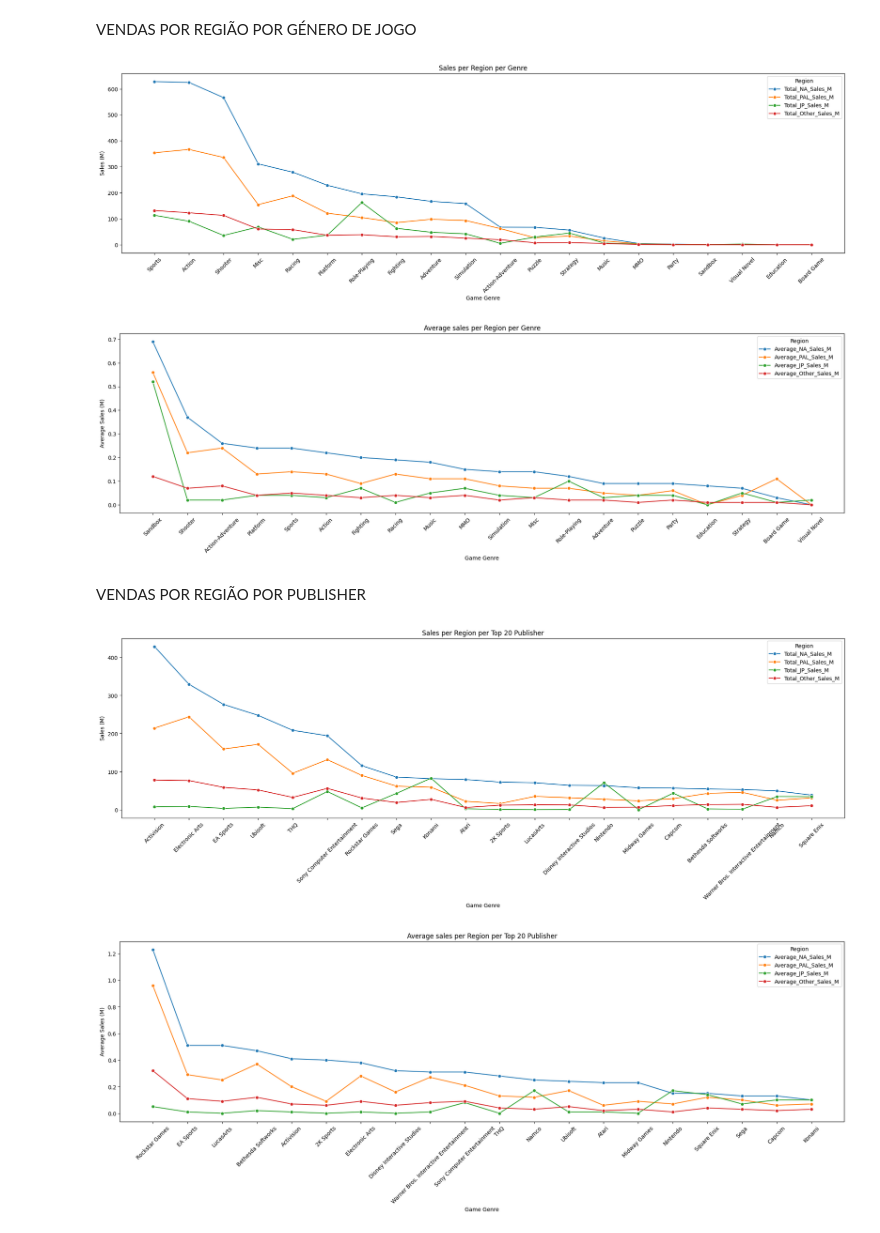
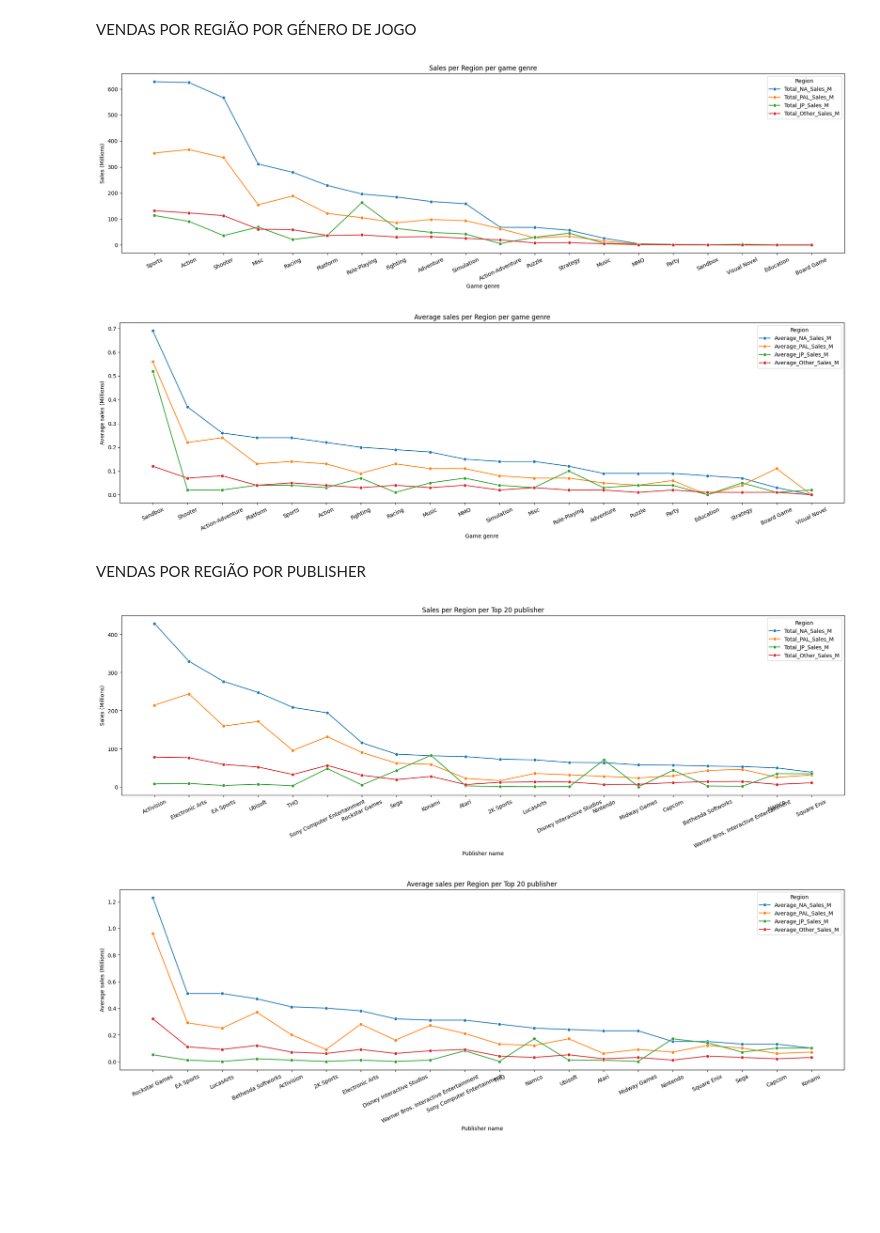
Before and after one commit to matheustristao/ppl_2425_group10, a Jupyter notebook: project_final.ipynb, the cells around one changed output. Saved outputs shown, nothing was run; the diff lists cells and outputs as text; code cells hidden in the pictures; blank space fills up the shorter version.

```diff
--- a/project_final.ipynb
+++ b/project_final.ipynb
@@ -193,14 +174,14 @@ def plot_trends(df, x_column, y_column, hue_column, title_name, xlabel_name, yla
     plt.title(title_name)
     plt.xlabel(xlabel_name)
     plt.ylabel(ylabel_name)
-    plt.xticks(rotation=45)
+    plt.xticks(rotation=25)
 
     # Condição se há legenda
     if show_legend and legend_name is not None:
         plt.legend(title=legend_name)
 
     # Grava com um nome e mostra
-    plt.savefig(image_name)
+    plt.savefig(image_name, bbox_inches='tight', dpi=300)
     plt.show()
 # %%
 # Função com a configuração para o plot de um gráfico de barras
@@ -362,32 +350,32 @@ VENDAS POR REGIÃO POR GÉNERO DE JOGO
 # %%
 # Vendas por região por género
 sum_NA_by_genre = sum_column_by_group(file, 'NA_Sales', 'Genre', sum_column_name='Total_NA_Sales_M')
 sum_PAL_by_genre = sum_column_by_group(file, 'PAL_Sales', 'Genre', sum_column_name='Total_PAL_Sales_M')
 sum_JP_by_genre = sum_column_by_group(file, 'JP_Sales', 'Genre', sum_column_name='Total_JP_Sales_M')
 sum_Other_by_genre = sum_column_by_group(file, 'Other_Sales', 'Genre', sum_column_name='Total_Other_Sales_M')
 
 # Média de vendas por género
 mean_NA_by_genre = mean_column_by_group(file, 'NA_Sales', 'Genre', avg_column_name='Average_NA_Sales_M')
 mean_PAL_by_genre = mean_column_by_group(file, 'PAL_Sales', 'Genre', avg_column_name='Average_PAL_Sales_M')
 mean_JP_by_genre = mean_column_by_group(file, 'JP_Sales', 'Genre', avg_column_name='Average_JP_Sales_M')
 mean_Other_by_genre = mean_column_by_group(file, 'Other_Sales', 'Genre', avg_column_name='Average_Other_Sales_M')
 
 # Merge dos dataframes de média e total de vendas por género por cada região
 sum_region_per_genre = sum_NA_by_genre.merge(sum_PAL_by_genre, on = 'Genre').merge(sum_JP_by_genre, on = 'Genre').merge(sum_Other_by_genre, on = 'Genre')
 mean_region_per_genre = mean_NA_by_genre.merge(mean_PAL_by_genre, on = 'Genre').merge(mean_JP_by_genre, on = 'Genre').merge(mean_Other_by_genre, on = 'Genre')
 
 # Melte dos dataframes de média e total de vendas por género por região
 melted_sum_region_per_genre = sum_region_per_genre.melt(id_vars='Genre', var_name='Region', value_name='Region_Sales')
 melted_mean_region_per_genre = mean_region_per_genre.melt(id_vars='Genre', var_name='Region', value_name='Region_average_Sales')
 
 # Gráficos com vendas médias e totais por género por região
-plot_trends(melted_sum_region_per_genre, 'Genre', 'Region_Sales', 'Region', 'Sales per Region per Genre', \
-            'Game Genre', 'Sales (M)', marker_type='o', show_legend=True, legend_name='Region', image_name=sum_region_genre, plotsize=(24, 6))
-plot_trends(melted_mean_region_per_genre, 'Genre', 'Region_average_Sales', 'Region', 'Average sales per Region per Genre', \
-            'Game Genre', 'Average Sales (M)', marker_type='o', show_legend=True, legend_name='Region', image_name=average_region_genre, plotsize=(24, 6))
+plot_trends(melted_sum_region_per_genre, 'Genre', 'Region_Sales', 'Region', 'Sales per Region per game genre', \
+            'Game genre', 'Sales (Millions)', marker_type='o', show_legend=True, legend_name='Region', image_name=sum_region_genre, plotsize=(24, 6))
+plot_trends(melted_mean_region_per_genre, 'Genre', 'Region_average_Sales', 'Region', 'Average sales per Region per game genre', \
+            'Game genre', 'Average sales (Millions)', marker_type='o', show_legend=True, legend_name='Region', image_name=average_region_genre, plotsize=(24, 6))
 # %% [output]
-[figure, old version]
+[figure, new version]
-[figure, old version]
+[figure, new version]
 # %% [markdown]
 VENDAS POR REGIÃO POR PUBLISHER
 # %%
@@ -419,10 +407,10 @@ top20_melted_sum_region_per_Publisher = melted_sum_region_per_Publisher[melted_s
 top20_melted_mean_region_per_Publisher = melted_mean_region_per_Publisher[melted_mean_region_per_Publisher['Publisher'].isin(list_of_top20_publishers)]
 
 # Gráficos com vendas médias e totais por região e por top 20 de publisher mais vendidos
-plot_trends(top20_melted_sum_region_per_Publisher, 'Publisher', 'Region_Sales', 'Region', 'Sales per Region per Top 20 Publisher', \
-            'Game Genre', 'Sales (M)', marker_type='o', show_legend=True, legend_name='Region', image_name=sum_region_top20_publisher, plotsize=(24, 6))
-plot_trends(top20_melted_mean_region_per_Publisher, 'Publisher', 'Region_average_Sales', 'Region', 'Average sales per Region per Top 20 Publisher', \
-            'Game Genre', 'Average Sales (M)', marker_type='o', show_legend=True, legend_name='Region', image_name=average_region_top20_publisher, plotsize=(24, 6))
+plot_trends(top20_melted_sum_region_per_Publisher, 'Publisher', 'Region_Sales', 'Region', 'Sales per Region per Top 20 publisher', \
+            'Publisher name', 'Sales (Millions)', marker_type='o', show_legend=True, legend_name='Region', image_name=sum_region_top20_publisher, plotsize=(24, 6))
+plot_trends(top20_melted_mean_region_per_Publisher, 'Publisher', 'Region_average_Sales', 'Region', 'Average sales per Region per Top 20 publisher', \
+            'Publisher name', 'Average sales (Millions)', marker_type='o', show_legend=True, legend_name='Region', image_name=average_region_top20_publisher, plotsize=(24, 6))
 # %% [output]
-[figure, old version]
+[figure, new version]
-[figure, old version]
+[figure, new version]
```
Also changed, not shown: parts of 15 cells of this notebook, 20 other files.
